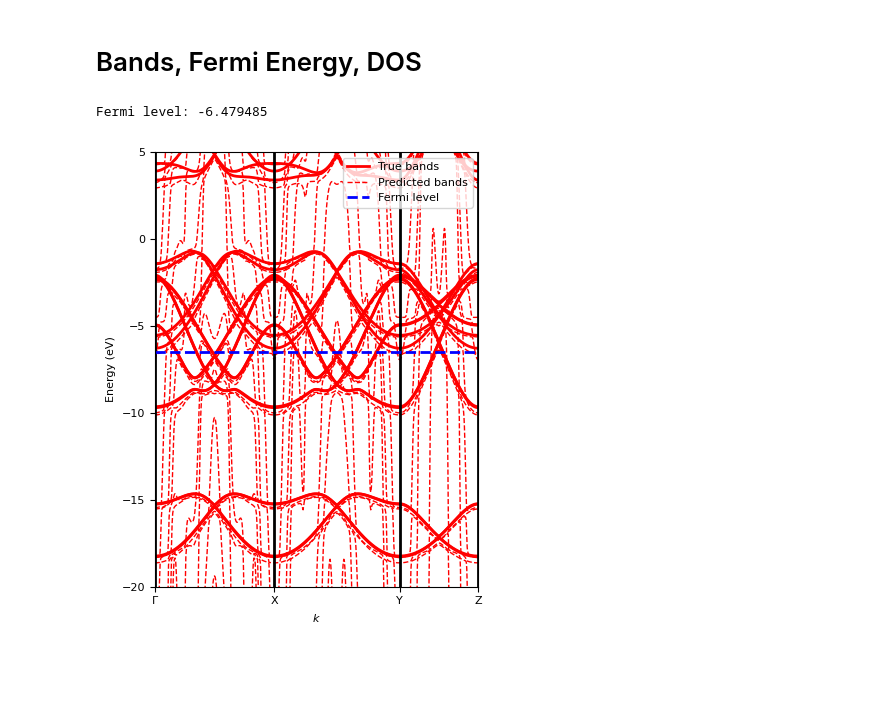
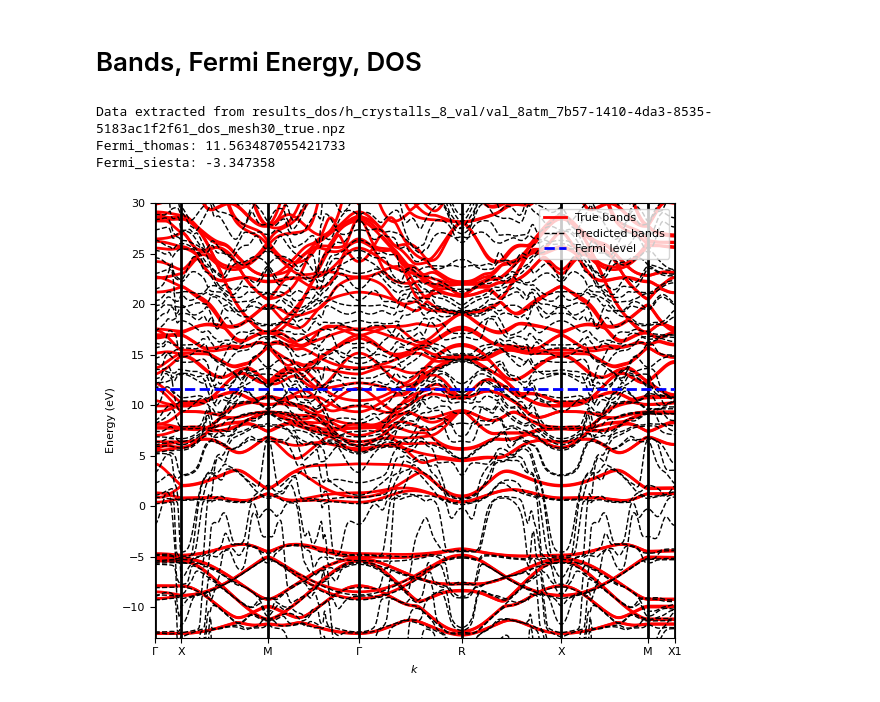
Before and after one commit to alapena/graph2mat4abn, a Jupyter notebook: notebooks/plot_hamiltonian_bands_dos.ipynb, the cells around one changed output. Drawn from its saved outputs; the diff is of its cells as text; code cells hidden in the pictures; blank space fills up the shorter version.

```diff
--- a/notebooks/plot_hamiltonian_bands_dos.ipynb
+++ b/notebooks/plot_hamiltonian_bands_dos.ipynb
@@ -89,6 +225,6 @@ Loaded model in epoch 24782 with training loss 11333.201171875 and validation lo
 # %%
 # === Inference ===
-path = Path("dataset/SHARE_OUTPUTS_8_ATOMS/d4f5-6b48-494f-b1de-c7e944c09f38")
+
 
 from torch_geometric.data import DataLoader
 from graph2mat4abn.tools.scripts_utils import generate_g2m_dataset_from_paths
@@ -99,9 +235,22 @@ model.eval()
 
 data = next(iter(dataloader))
 
+mean_abs_point_nonzero = 1.2254
+mean_abs_edge_nonzero = 0.1527
+
 with torch.no_grad():
     model_predictions = model(data=data)
 
+    # loss, stats = loss_fn(
+    #     nodes_pred=model_predictions["node_labels"],
+    #     nodes_ref=data.point_labels / (mean_abs_point_nonzero + 1e-10), # Normalize
+    #     edges_pred=model_predictions["edge_labels"],
+    #     edges_ref=data.edge_labels / (mean_abs_edge_nonzero + 1e-10), # Normalize
+    #     threshold=0.0001 # 10 meV
+    # )
+    # print("Loss evaluation:", loss.item())
+    # print("Last train loss:", history["train_loss"][-1])
+
     h_pred = processor.matrix_from_data(data, predictions={"node_labels": model_predictions["node_labels"], "edge_labels": model_predictions["edge_labels"]})[0]
     h_true = processor.matrix_from_data(data)[0]
 # %% [output]
@@ -256,5 +427,9 @@ invalid value encountered in divide
 
 fig = plot_hamiltonian_matplotlib(true_matrix=h_true.todense(), predicted_matrix=h_pred.todense(), matrix_label="Hamiltonian", only_first_uc=True)
 fig.show()
+
+filename = f"{split}_{n_atoms}atm_{structure}_ham_little.png"
+filepath = Path("exports") / model_dir.parts[-1] / filename
+fig.savefig(str(filepath), dpi=150, bbox_inches="tight")
 # %% [output]
 divide by zero encountered in divide
@@ -288,7 +517,7 @@ def plot_bands_matplotlib(k_len, bands, k_idx, k_label,
     bands = np.asarray(bands)
     assert bands.ndim == 2, "bands must be (n_kpoints, n_bands)"
 
-    fig, ax = plt.subplots(figsize=(4, 5), facecolor="white")
+    fig, ax = plt.subplots(figsize=(6, 5), facecolor="white")
     ax.set_facecolor("white")
 
     # True bands: label only on the first column
@@ -299,8 +528,8 @@ def plot_bands_matplotlib(k_len, bands, k_idx, k_label,
     if predicted_bands is not None:
         predicted_bands = np.asarray(predicted_bands)
         assert predicted_bands.shape == bands.shape
-        ax.plot(k_len, predicted_bands[:, 0], color="red", lw=1, ls="--", label="Predicted bands")
-        ax.plot(k_len, predicted_bands[:, 1:], color="red", lw=1, ls="--")  # no label
+        ax.plot(k_len, predicted_bands[:, 0], color="black", lw=1, ls="--", label="Predicted bands")
+        ax.plot(k_len, predicted_bands[:, 1:], color="black", lw=1, ls="--")  # no label
 
     # Decide vertical line span
     if ylim is not None:
@@ -338,42 +567,74 @@ def plot_bands_matplotlib(k_len, bands, k_idx, k_label,
     if filepath:
         fig.savefig(str(filepath), dpi=150, bbox_inches="tight")
     else:
         plt.show()
 
     return fig, ax
 
-struct = "8atm_d4f5-6b48-494f-b1de-c7e944c09f38"
-directory = Path("results_dos")
+struct = f"{n_atoms}atm_" + structure
+directory_bands = directory / "bands"
 
 # Bands
 
 # True
 filename = struct + "_bands_true.npz"
-filename = directory / filename
+filename = directory_bands / filename
 loaded_file = np.load(filename)
 
 k_idx = loaded_file["k_idx"]
 k_label = loaded_file["k_label"]
 energy = loaded_file["k_len"]
 bands_true = loaded_file["bands"]
 
 # Pred
 filename = struct + "_bands_pred.npz"
-filename = directory / filename
+filename = directory_bands / filename
 loaded_file = np.load(filename)
 
 bands_pred = loaded_file["bands"]
 
 k_len_plot = np.repeat(energy[:,None], bands_true.shape[0], axis=1)
 fermi_lvl=read_fermi_level(path / "aiida.out")
-print("Fermi level:", fermi_lvl)
+
+
+#DOS
+# True
+filename = split + "_" + struct + "_dos_mesh30_true.npz"
+filename = directory / filename
+loaded_file = np.load(filename)
+print("Data extracted from", filename)
+
+energies = loaded_file["energies"]
+dos_true = loaded_file["dos"]
+
+# Pred
+# filename = struct + "_dos_mesh30_pred.npz"
+# filename = directory / filename
+# # loaded_file = np.load(filename)
+
+energies_pred = loaded_file["energies"]
+dos_pred = loaded_file["dos"]
+
+#FERMI
+fermi_lvl_thomas = FindFermi2(energies, dos_true, 13, 8,ShowPlot=False)
+print("Fermi_thomas:", fermi_lvl_thomas)
+fermi_lvl=read_fermi_level(path / "aiida.out")
+print("Fermi_siesta:", fermi_lvl)
+
+
 
 # fig_bands = plot_bands(k_len, bands, k_idx, k_label, predicted_bands=None, filepath=None)
-ylim=[-20, 5]
-fig_bands = plot_bands_matplotlib(energy, bands_true, k_idx, k_label, predicted_bands=bands_pred, filepath=None, ylim=ylim, fermi_lvl=fermi_lvl, legend_loc="upper right")
+ylim=[-13, 30]
+fig_bands, ax = plot_bands_matplotlib(energy, bands_true, k_idx, k_label, predicted_bands=bands_pred, filepath=None, ylim=ylim, fermi_lvl=fermi_lvl_thomas, legend_loc="upper right")
+
+filename = f"{split}_{n_atoms}atm_{structure}_bands.png"
+filepath = Path("exports") / model_dir.parts[-1] / filename
+fig_bands.savefig(str(filepath), dpi=150, bbox_inches="tight")
 # %% [output]
-Fermi level: -6.479485
+Data extracted from results_dos/h_crystalls_8_val/val_8atm_7b57-1410-4da3-8535-5183ac1f2f61_dos_mesh30_true.npz
+Fermi_thomas: 11.563487055421733
+Fermi_siesta: -3.347358
-[figure, old version]
+[figure, new version]
 # %%
 def plot_dos_matplotlib(
     energy, dos,
```
Also changed, not shown: parts of 8 cells of this notebook, 2 other files.
